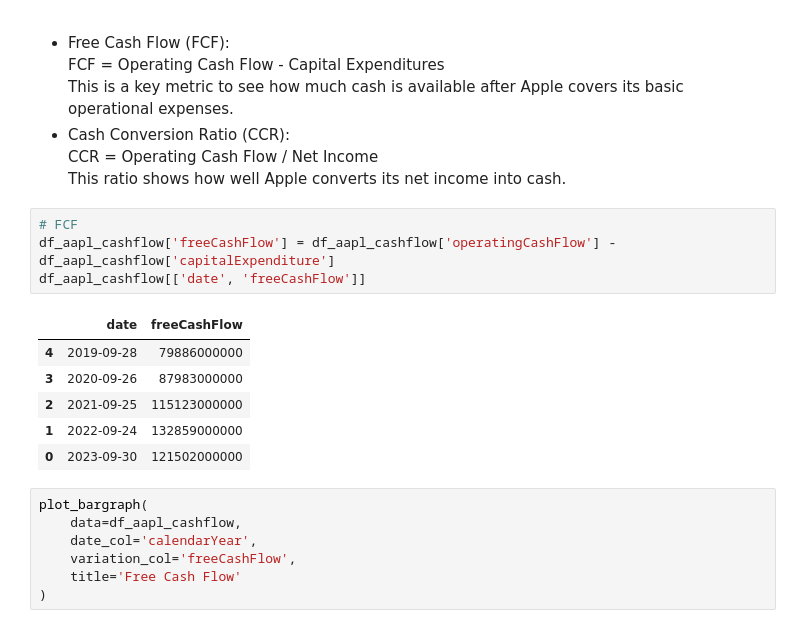
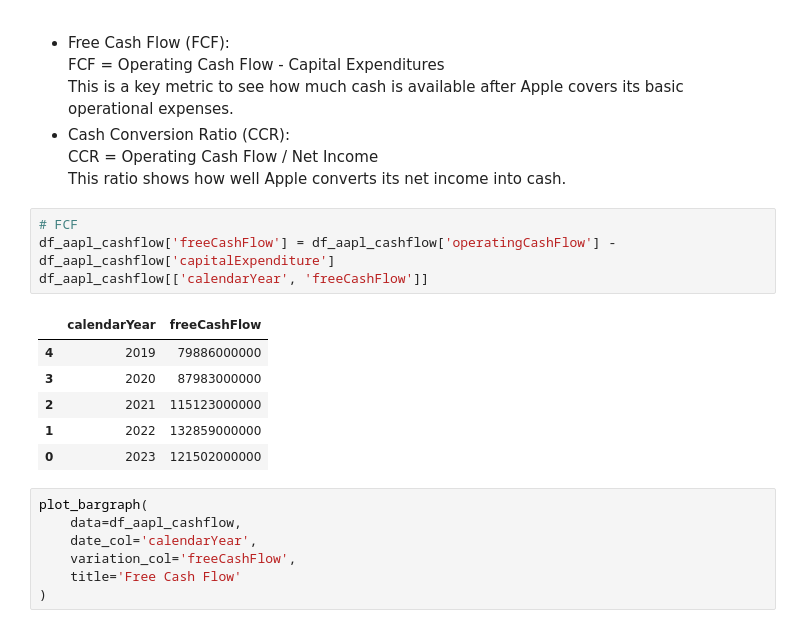
Before and after one commit to chiseanchang0727/financial-report-crawler, a Jupyter notebook: test_region/cashflow_analyzie.ipynb, the cells around one changed output. Drawn from its saved outputs; the diff is of its cells as text.

```diff
--- a/test_region/cashflow_analyzie.ipynb
+++ b/test_region/cashflow_analyzie.ipynb
@@ -427,14 +427,14 @@ This ratio shows how well Apple converts its net income into cash.
 # %%
 # FCF
 df_aapl_cashflow['freeCashFlow'] = df_aapl_cashflow['operatingCashFlow'] - df_aapl_cashflow['capitalExpenditure']
-df_aapl_cashflow[['date', 'freeCashFlow']]
+df_aapl_cashflow[['calendarYear', 'freeCashFlow']]
 # %% [output]
-|  | date | freeCashFlow |
-| 4 | 2019-09-28 | 79886000000 |
-| 3 | 2020-09-26 | 87983000000 |
-| 2 | 2021-09-25 | 115123000000 |
-| 1 | 2022-09-24 | 132859000000 |
-| 0 | 2023-09-30 | 121502000000 |
+|  | calendarYear | freeCashFlow |
+| 4 | 2019 | 79886000000 |
+| 3 | 2020 | 87983000000 |
+| 2 | 2021 | 115123000000 |
+| 1 | 2022 | 132859000000 |
+| 0 | 2023 | 121502000000 |
 # %%
 plot_bargraph(
     data=df_aapl_cashflow,
```
